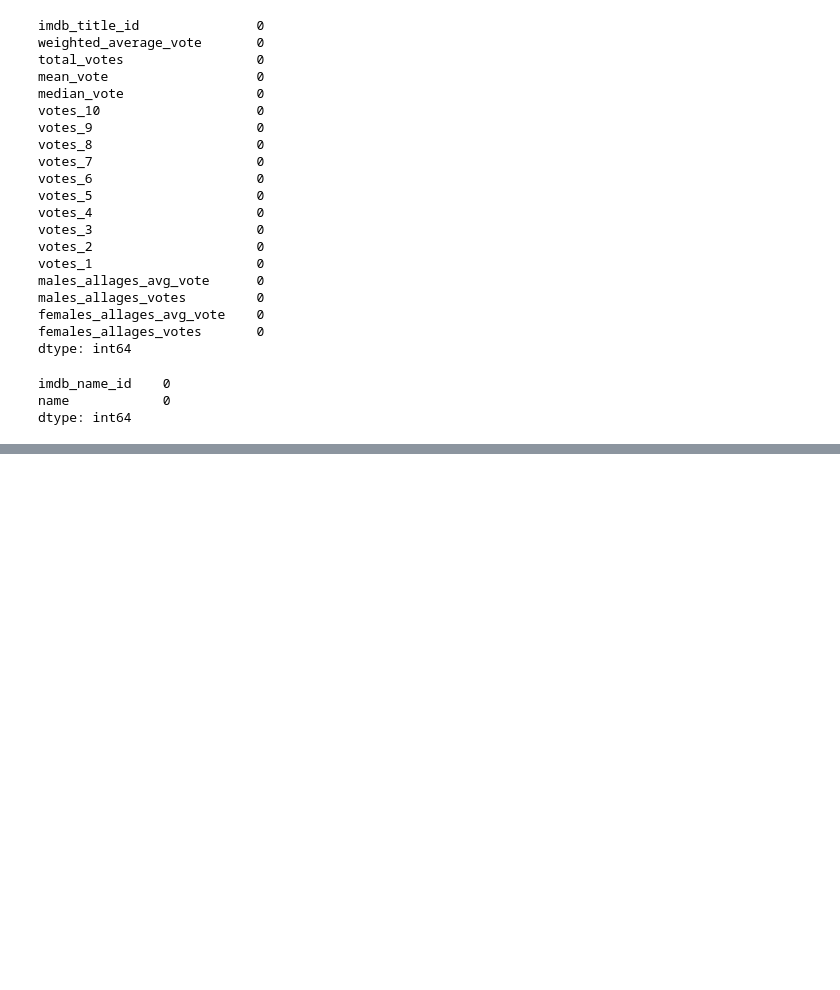
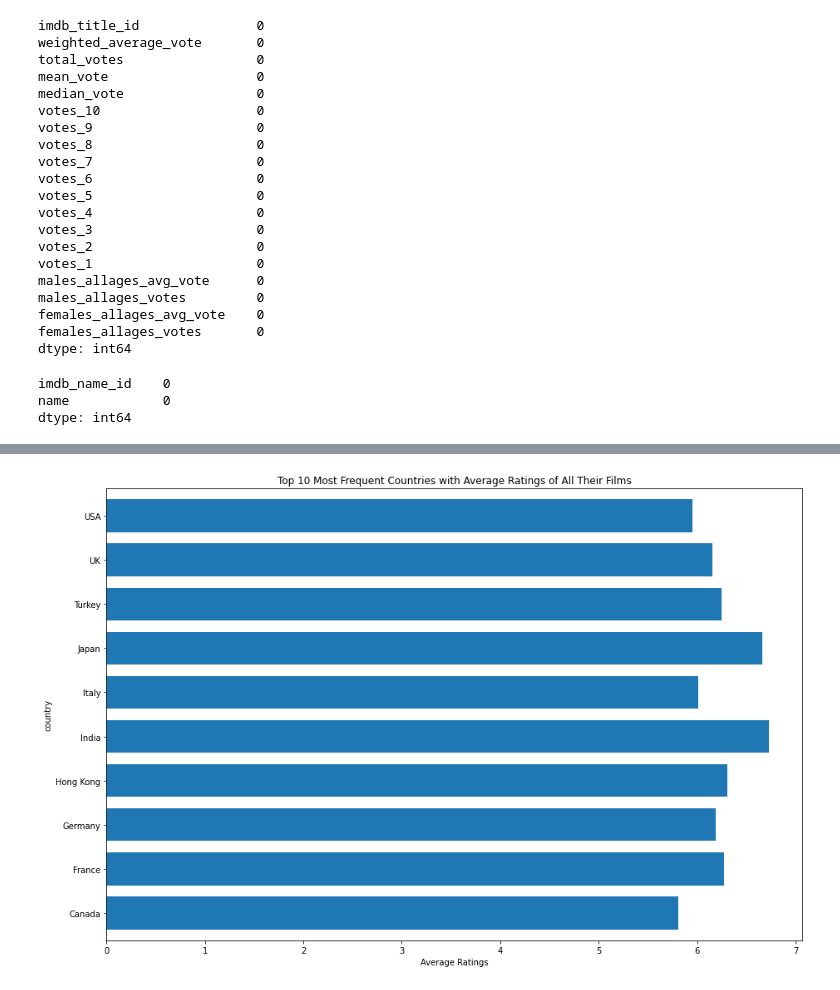
Before and after one commit to paola-perezrivera/CS418-Movie-Model, a Jupyter notebook: IMDb.ipynb, the cells around one changed output, grey strips where cells are left out. Saved outputs shown, nothing was run; the diff lists cells and outputs as text; code cells hidden in the pictures; blank space fills up the shorter version.

Commit message:
Updated with new graphs. variable names not that good. sorry

```diff
--- a/IMDb.ipynb
+++ b/IMDb.ipynb
@@ -198,4 +226,25 @@ plt.xlabel("Average Ratings");
 # %%
 ## EDA, Looking For Relation between Country Origin & Rating
+## ---------------------------------------------------------
 
-print(movies_ratings_df.columns)
+## Finding Most Used Countries (top 10)
+most_freq_countries = list(movies_ratings_df['country'].value_counts()[:10].index)
+
+## Shrink Dataframe by Top10 Countries
+df = movies_ratings_df[movies_ratings_df['country'].isin(most_freq_countries)]
+
+## Calculating Avg Rating per Countries
+s = df.groupby(by=['country'])['mean_vote'].sum() #sum
+c = df['country'].value_counts()                  #counts
+
+s.sort_index(inplace=True)
+c.sort_index(inplace=True)
+
+avg_rating_countries = s/c
+
+## Graphing Findings
+avg_rating_countries.plot.barh(figsize=(15,10), width=.75, title="Top 10 Most Frequent Countries with Average Ratings of All Their Films")
+plt.xlabel("Average Ratings")
+plt.show()
+# %% [output]
+[figure, added]
```
Also changed, not shown: parts of 8 cells of this notebook.
